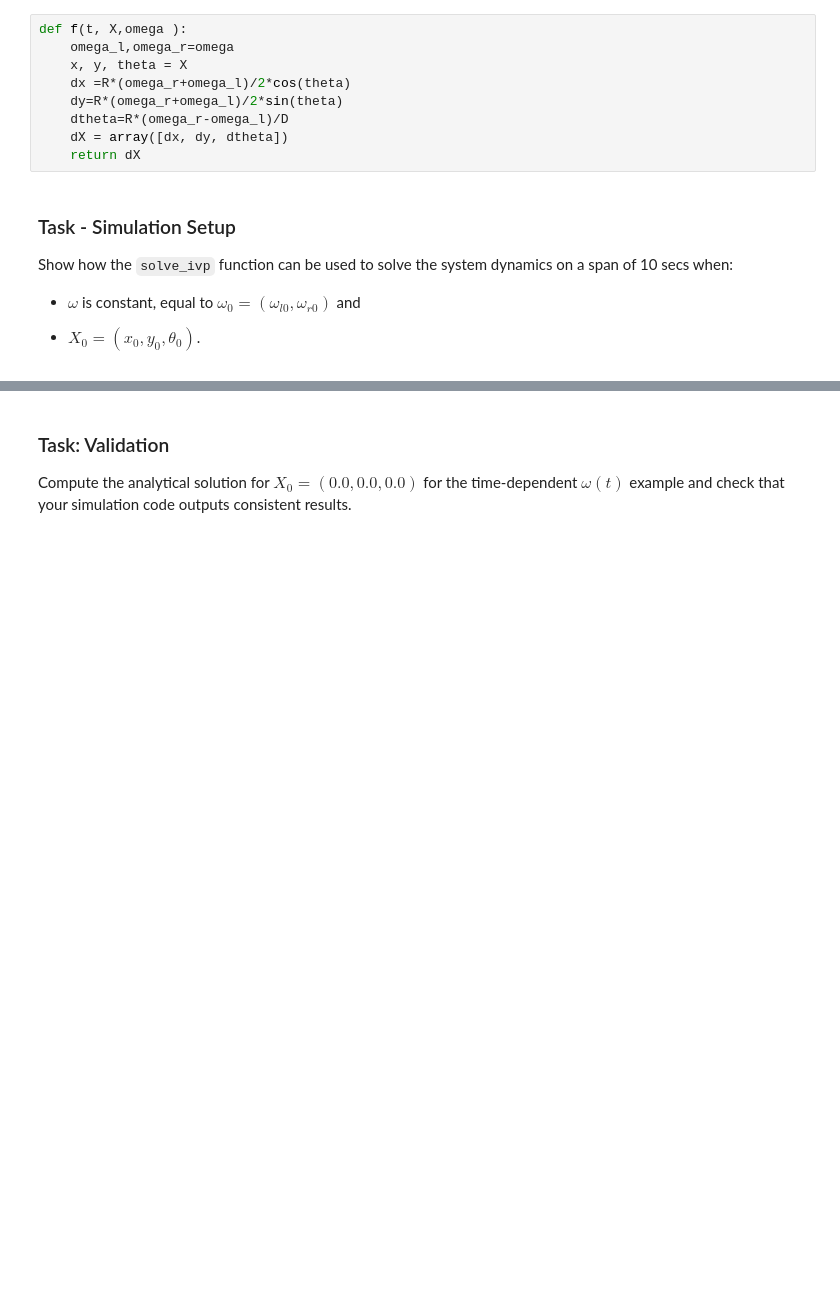
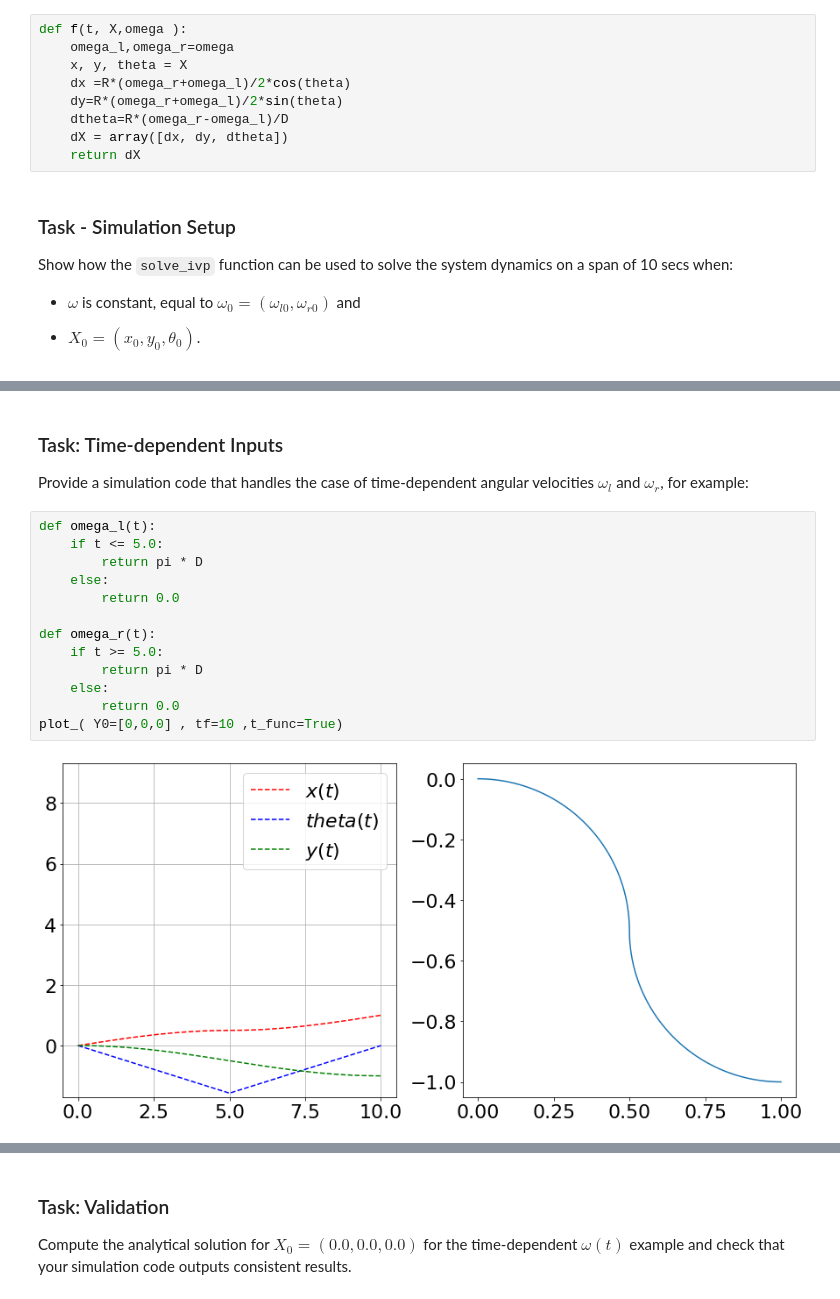
Before and after one commit to zechchair/Automatique-project, a Jupyter notebook: main.ipynb, the cells around one changed output, grey strips where cells are left out. Cells and saved outputs as stored; diff of their text form; blank space fills up the shorter version.

```diff
--- a/main.ipynb
+++ b/main.ipynb
@@ -185,0 +159,19 @@ ax1.grid()
+# %% [markdown]
+### Task: Time-dependent Inputs
+
+Provide a simulation code that handles the case of time-dependent angular velocities $\omega_l$ and $\omega_r$, for example:
+# %%
+def omega_l(t):
+    if t <= 5.0:
+        return pi * D
+    else:
+        return 0.0
+
+def omega_r(t):
+    if t >= 5.0:
+        return pi * D
+    else:
+        return 0.0
+plot_( Y0=[0,0,0] , tf=10 ,t_func=True)
+# %% [output]
+[figure, added]
```
Also changed, not shown: parts of 18 cells of this notebook.
